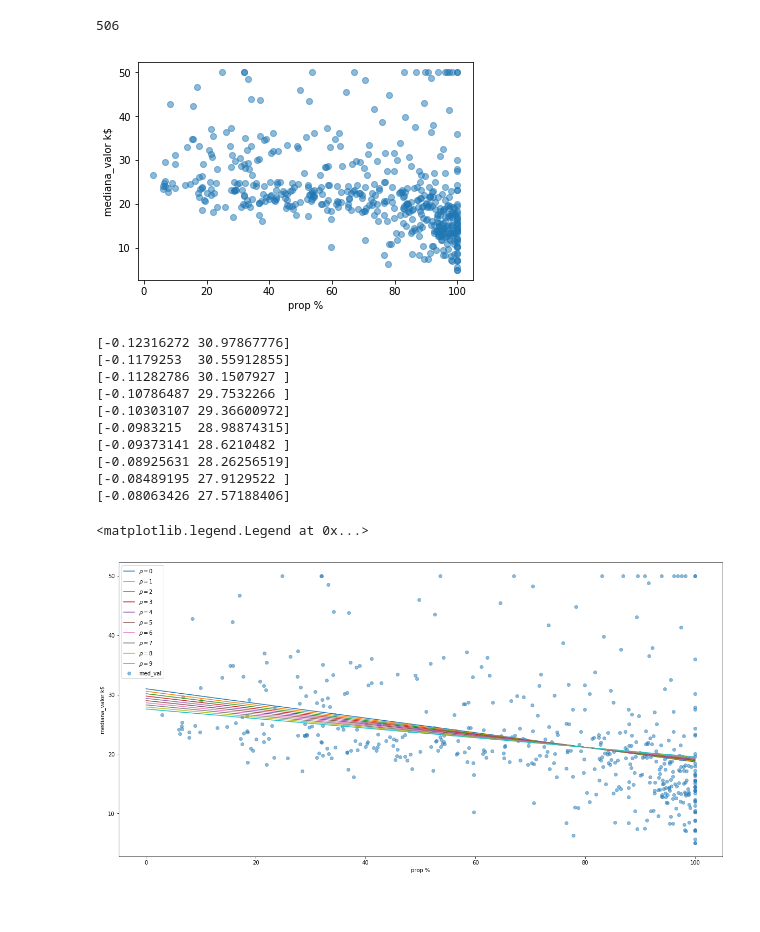
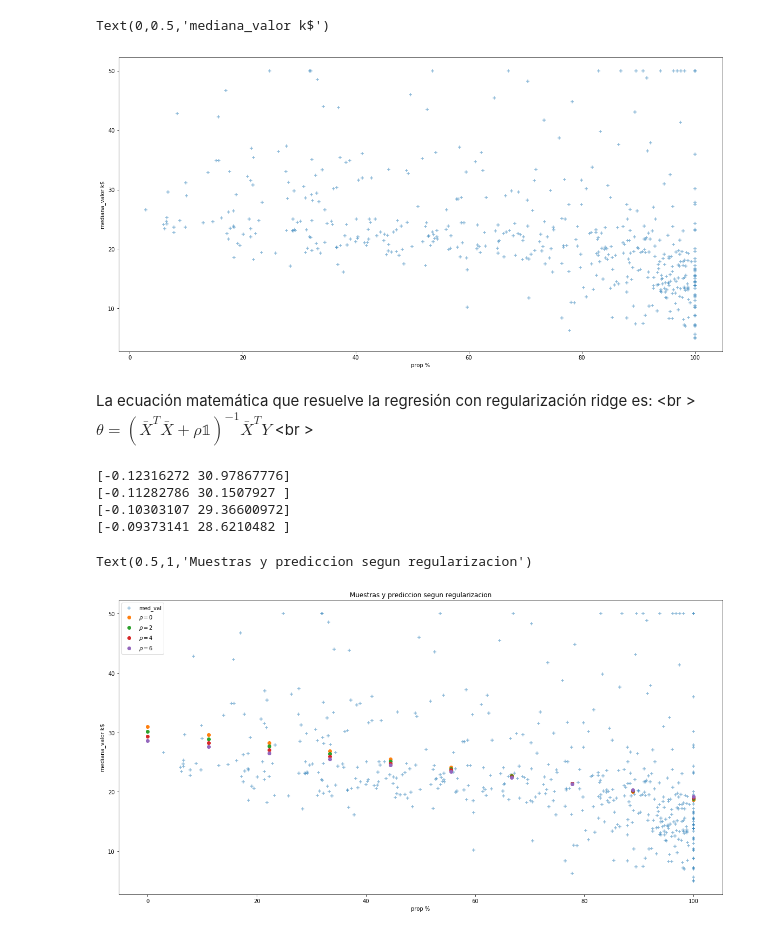
Before and after one commit to fluowhy/PML, a Jupyter notebook: Tarea_1.ipynb, the cells around one changed output. Saved outputs shown, nothing was run; the diff lists cells and outputs as text; code cells hidden in the pictures; blank space fills up the shorter version.

```diff
--- a/Tarea_1.ipynb
+++ b/Tarea_1.ipynb
@@ -7,15 +35,19 @@ import pandas as pd
 # %%
 # carga de datos
-datos = pd.read_csv('/home/mauricio/Documents/Uni/Aprendizaje_de_maquinas_probabilistico/datosT1.csv', delimiter=',', header=None)
+direc = '/home/mauricio/Documents/Uni/Aprendizaje_de_maquinas_probabilistico/'
+datos = pd.read_csv('datosT1.csv', delimiter=',', header=None)
 datos.columns = ['prop', 'med_val']
 
 # plot
-plt.scatter(datos['prop'], datos['med_val'], alpha=0.5)
+plt.scatter(datos['prop'], datos['med_val'], alpha=0.5, marker='+')
 plt.xlabel('prop %')
 plt.ylabel('mediana_valor k$')
 # %% [output]
-506
+Text(0,0.5,'mediana_valor k$')
-[figure, old version]
+[figure, new version]
+# %% [markdown]
+La ecuación matemática que resuelve la regresión con regularización ridge es: <br \>
+$\theta = (\bar{X}^{T}\bar{X} + \rho \mathbb{1})^{-1}\bar{X}^{T}Y$ <br \>
 # %%
 # regresion
 matplotlib.rcParams['figure.figsize'] = (20, 10)
@@ -23,25 +55,24 @@ fg = (100, 100)
 X = np.vstack((datos['prop'], np.ones(len(datos)))).T
 Y = datos['med_val'].values
 rec = np.linspace(0, 100, 10)
-plt.scatter(datos['prop'], datos['med_val'], alpha=0.5)
+plt.scatter(datos['prop'], datos['med_val'], alpha=0.5, marker='+')
 plt.xlabel('prop %')
 plt.ylabel('mediana_valor k$')
-for rho in np.arange(0, 10, 1):
+T = []
+rhos = np.arange(0, 7, 2)
+for rho in rhos:
     Theta = np.linalg.inv(X.T@X + rho*np.identity(2))@X.T@Y
+    T.append(Theta)
     print(Theta)
     reg = Theta[0]*rec + Theta[1]
-    plt.plot(rec, reg, label=r'$\rho = $'+str(rho))
+    plt.scatter(rec, reg, label=r'$\rho = $'+str(rho), marker='o')
+T = np.array(T)
 plt.legend()
+plt.title('Muestras y prediccion segun regularizacion')
 # %% [output]
 [-0.12316272 30.97867776]
-[-0.1179253  30.55912855]
 [-0.11282786 30.1507927 ]
-[-0.10786487 29.7532266 ]
 [-0.10303107 29.36600972]
-[-0.0983215  28.98874315]
 [-0.09373141 28.6210482 ]
-[-0.08925631 28.26256519]
-[-0.08489195 27.9129522 ]
-[-0.08063426 27.57188406]
-<matplotlib.legend.Legend at 0x...>
+Text(0.5,1,'Muestras y prediccion segun regularizacion')
-[figure, old version]
+[figure, new version]
```
Also changed, not shown: parts of 7 cells of this notebook.
